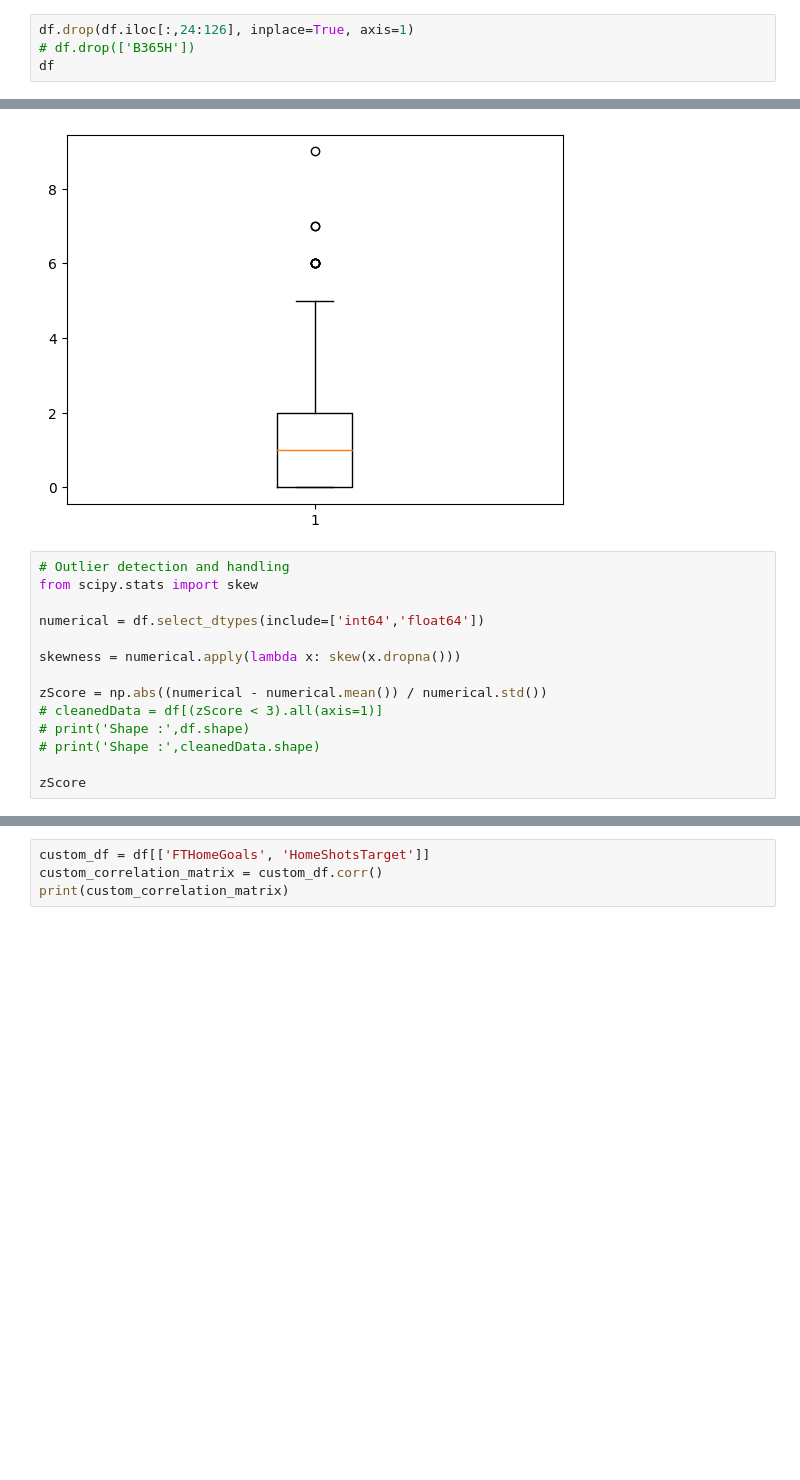
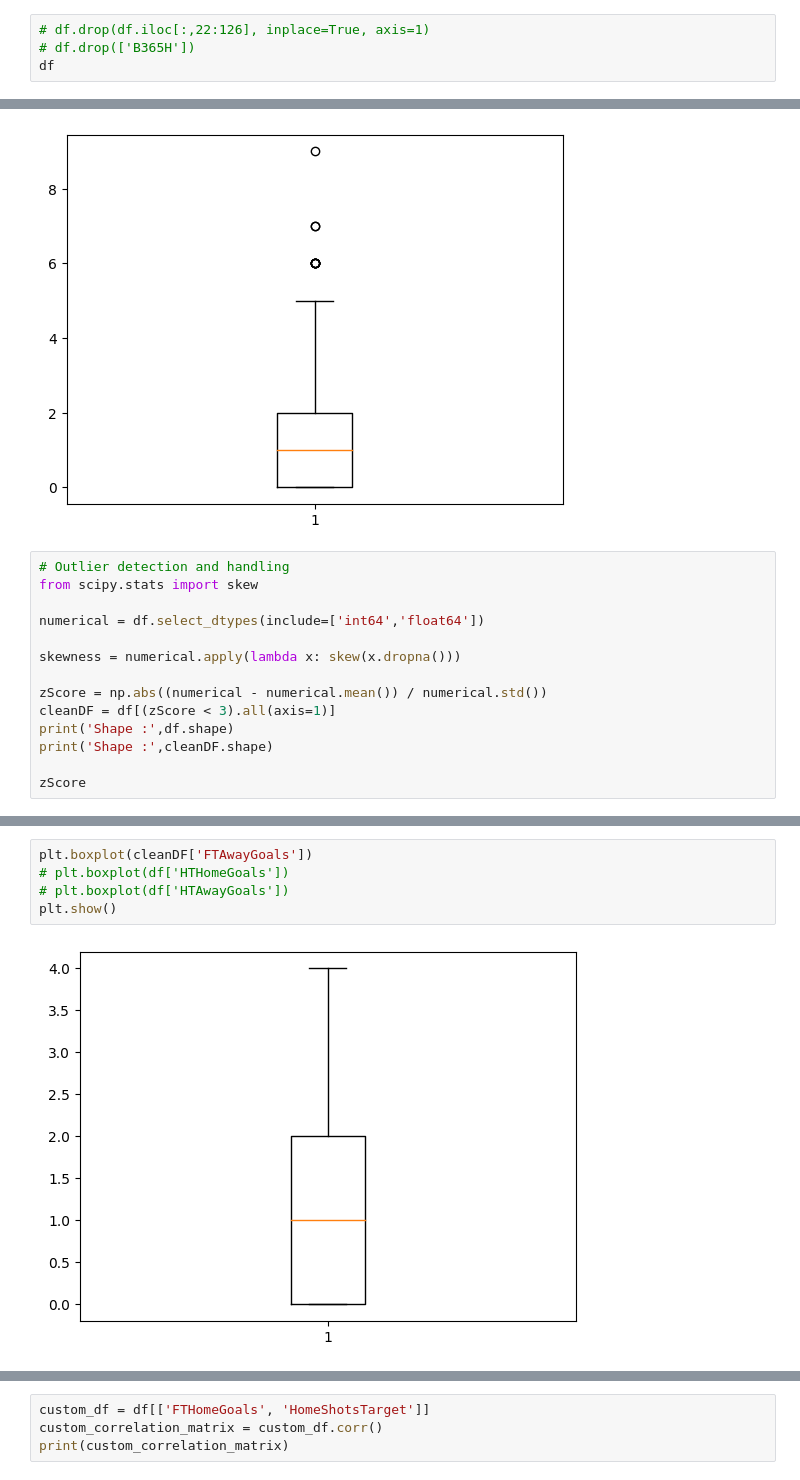
Before and after one commit to maharshi0706/Machine-Learning-Mini-Project, a Jupyter notebook: Data Cleaning/datavisual.ipynb, the cells around one changed output, grey strips where cells are left out. Cells and saved outputs as stored; diff of their text form; blank space fills up the shorter version.

```diff
--- a/Data Cleaning/datavisual.ipynb
+++ b/Data Cleaning/datavisual.ipynb
@@ -29,7 +29,7 @@ df.rename(columns={'FTHG':'FTHomeGoals','FTAG':'FTAwayGoals','FTR':'FTResult','H
                         ,'AFKC':'HomeFreekicks','HO':'HomeOffsides','AO':'AwayOffsides','HY':'HomeYellow','AY':'AwayYellow',
                         'HR':'HomeRed','AR':'AwayRed','HBP':'HomeBookingPoints','ABP':'AwayBookingPoints'},inplace=True)
 # %%
-df.drop(df.iloc[:,24:126], inplace=True, axis=1)
+# df.drop(df.iloc[:,22:126], inplace=True, axis=1)
 # df.drop(['B365H'])
 df
 # %% [output]
@@ -104,9 +104,9 @@ numerical = df.select_dtypes(include=['int64','float64'])
 skewness = numerical.apply(lambda x: skew(x.dropna()))
 
 zScore = np.abs((numerical - numerical.mean()) / numerical.std())
-# cleanedData = df[(zScore < 3).all(axis=1)]
-# print('Shape :',df.shape)
-# print('Shape :',cleanedData.shape)
+cleanDF = df[(zScore < 3).all(axis=1)]
+print('Shape :',df.shape)
+print('Shape :',cleanDF.shape)
 
 zScore
 # %% [output]
@@ -126,3 +128,10 @@ zScore
+# %%
+plt.boxplot(cleanDF['FTAwayGoals'])
+# plt.boxplot(df['HTHomeGoals'])
+# plt.boxplot(df['HTAwayGoals'])
+plt.show()
+# %% [output]
+[figure, added]
 # %%
 fig, ax = plt.subplots()
 df.plot.bar(x='HTResult',y=['HTHomeGoals','HTAwayGoals'],ax=ax)
```
Also changed, not shown: parts of 23 cells of this notebook, 1 other file.
